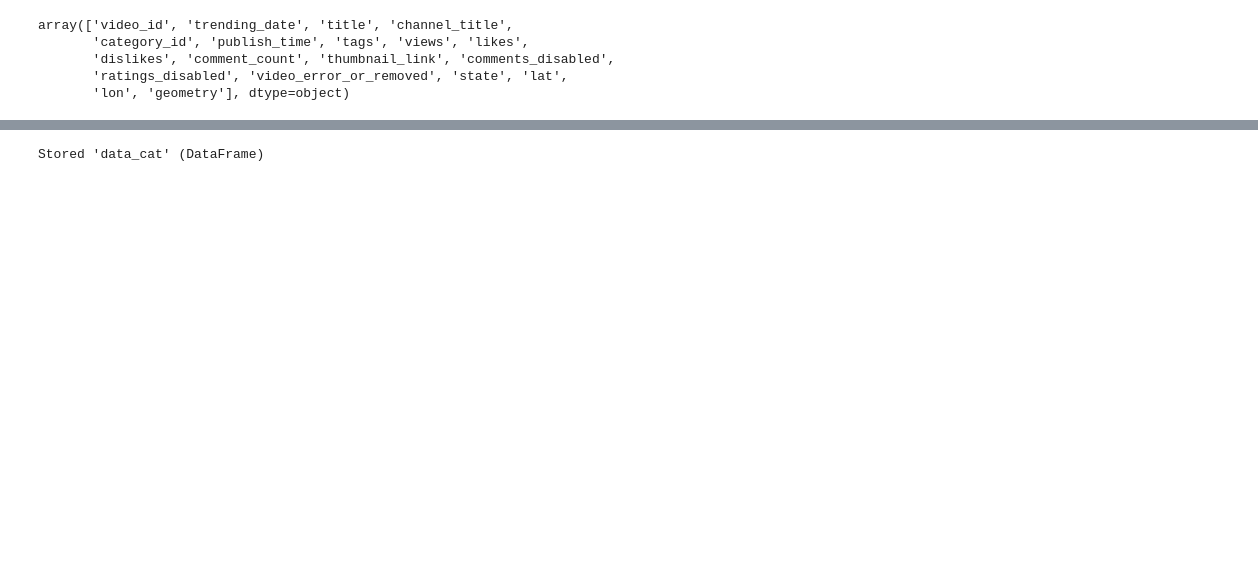
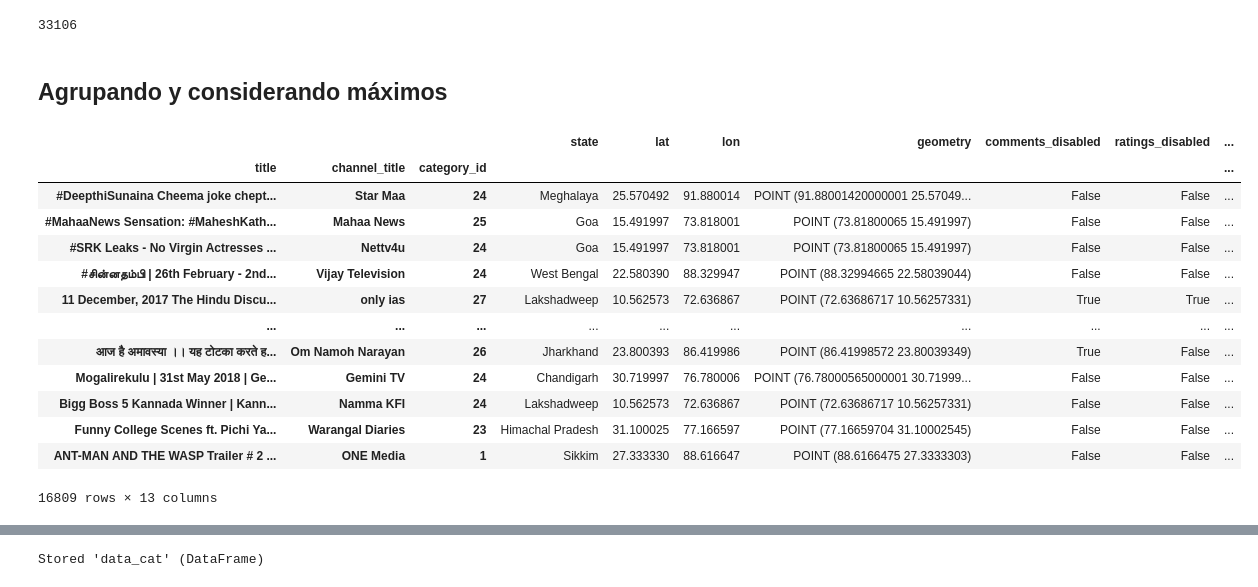
Before and after one commit to Adm-Info/EB-2022-1-CC50, a Jupyter notebook: code/3.preproc-cats.ipynb, the cells around one changed output, grey strips where cells are left out. Saved outputs shown, nothing was run; the diff lists cells and outputs as text; code cells hidden in the pictures; blank space fills up the shorter version.

```diff
--- a/code/3.preproc-cats.ipynb
+++ b/code/3.preproc-cats.ipynb
@@ -12,8 +10,6 @@ data[['views','likes','dislikes','comment_count']] = data[['views','likes','disl
-# %%
-data.columns.values
-# %% [output]
-array(['video_id', 'trending_date', 'title', 'channel_title',
-       'category_id', 'publish_time', 'tags', 'views', 'likes',
-       'dislikes', 'comment_count', 'thumbnail_link', 'comments_disabled',
-       'ratings_disabled', 'video_error_or_removed', 'state', 'lat',
-       'lon', 'geometry'], dtype=object)
+# %%
+len(data)
+# %% [output]
+33106
+# %% [markdown]
+## Agrupando y considerando máximos
@@ -19,0 +45,17 @@ array(['video_id', 'trending_date', 'title', 'channel_title',
+# %%
+datac_lasts.droplevel(0)
+# %% [output]
+|  |  |  | state | lat | lon | geometry | comments_disabled | ratings_disabled | ... |
+| title | channel_title | category_id |  |  |  |  |  |  | ... |
+| #DeepthiSunaina Cheema joke chept... | Star Maa | 24 | Meghalaya | 25.570492 | 91.880014 | POINT (91.88001420000001 25.57049... | False | False | ... |
+| #MahaaNews Sensation: #MaheshKath... | Mahaa News | 25 | Goa | 15.491997 | 73.818001 | POINT (73.81800065 15.491997) | False | False | ... |
+| #SRK Leaks - No Virgin Actresses ... | Nettv4u | 24 | Goa | 15.491997 | 73.818001 | POINT (73.81800065 15.491997) | False | False | ... |
+| #சின்னதம்பி | 26th February - 2nd... | Vijay Television | 24 | West Bengal | 22.580390 | 88.329947 | POINT (88.32994665 22.58039044) | False | False | ... |
+| 11 December, 2017 The Hindu Discu... | only ias | 27 | Lakshadweep | 10.562573 | 72.636867 | POINT (72.63686717 10.56257331) | True | True | ... |
+| ... | ... | ... | ... | ... | ... | ... | ... | ... | ... |
+| आज है अमावस्या ।। यह टोटका करते ह... | Om Namoh Narayan | 26 | Jharkhand | 23.800393 | 86.419986 | POINT (86.41998572 23.80039349) | True | False | ... |
+| Mogalirekulu | 31st May 2018 | Ge... | Gemini TV | 24 | Chandigarh | 30.719997 | 76.780006 | POINT (76.78000565000001 30.71999... | False | False | ... |
+| Bigg Boss 5 Kannada Winner | Kann... | Namma KFI | 24 | Lakshadweep | 10.562573 | 72.636867 | POINT (72.63686717 10.56257331) | False | False | ... |
+| Funny College Scenes ft. Pichi Ya... | Warangal Diaries | 23 | Himachal Pradesh | 31.100025 | 77.166597 | POINT (77.16659704 31.10002545) | False | False | ... |
+| ANT-MAN AND THE WASP Trailer # 2 ... | ONE Media | 1 | Sikkim | 27.333330 | 88.616647 | POINT (88.6166475 27.3333303) | False | False | ... |
+16809 rows × 13 columns
```
Also changed, not shown: parts of 12 cells of this notebook, 4 other files.
